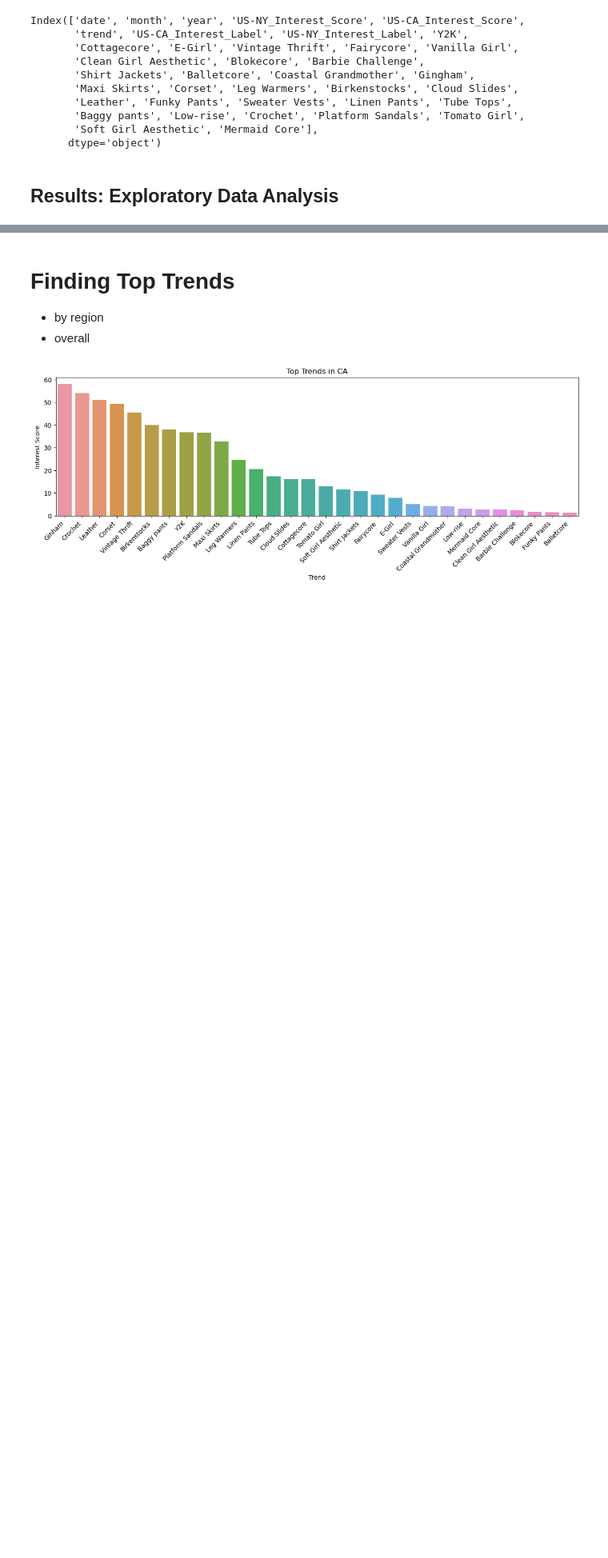
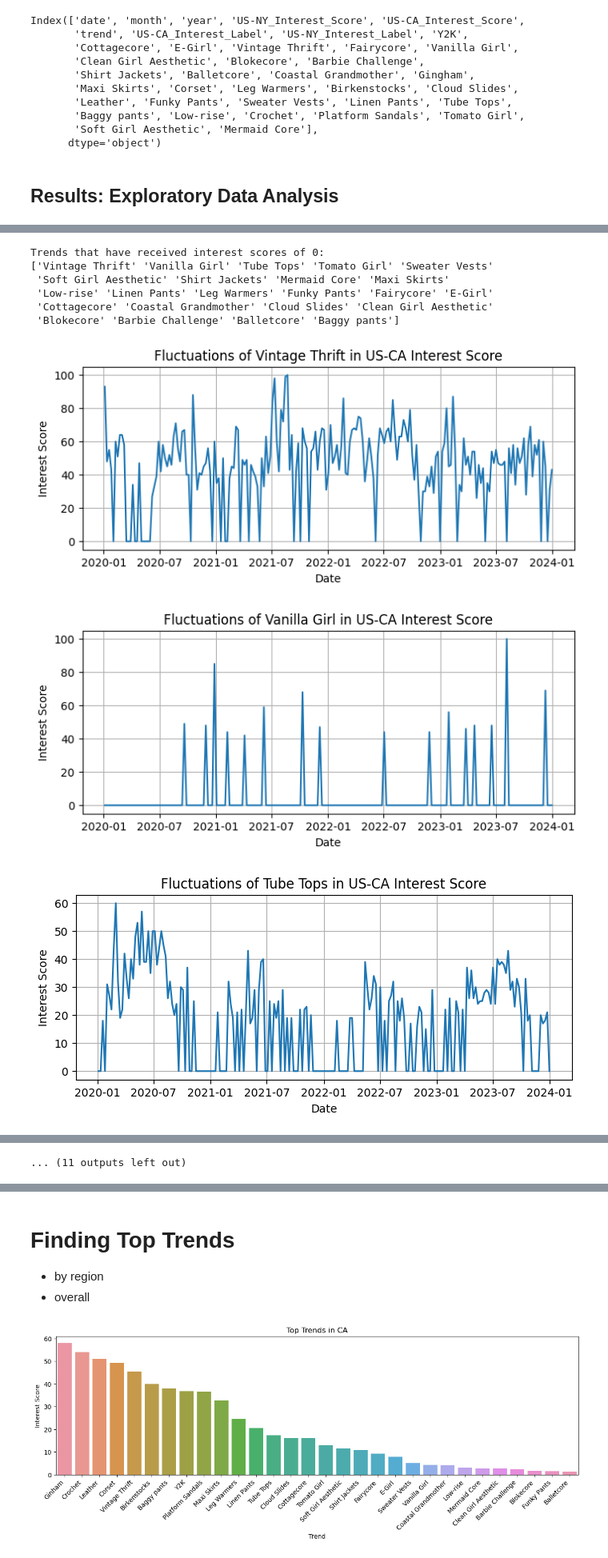
Before and after one commit to COGS108/Group011_WI24, a Jupyter notebook: EDACheckpoint_Group011_WI24.ipynb, the cells around one changed output, grey strips where cells are left out. Shown at 80% size. Cells and saved outputs as stored; diff of their text form; code cells hidden in the pictures; blank space fills up the shorter version.

```diff
--- a/EDACheckpoint_Group011_WI24.ipynb
+++ b/EDACheckpoint_Group011_WI24.ipynb
@@ -504,0 +586,38 @@ Index(['date', 'month', 'year', 'US-NY_Interest_Score', 'US-CA_Interest_Score',
+# %%
+# Calculate the first quartile (Q1) and third quartile (Q3)
+
+ca_min = df_all_trends['US-CA_Interest_Score'].min()
+
+# Find outliers
+ca_outliers = df_all_trends[(df_all_trends['US-CA_Interest_Score'] <= ny_min)]
+
+# Print the trends that are outliers
+print("Trends that have received interest scores of 0:")
+
+ca_outlier_trends = ca_outliers['trend'].unique()
+print(ca_outlier_trends)
+# %% [output]
+Trends that have received interest scores of 0:
+['Vintage Thrift' 'Vanilla Girl' 'Tube Tops' 'Tomato Girl' 'Sweater Vests'
+ 'Soft Girl Aesthetic' 'Shirt Jackets' 'Mermaid Core' 'Maxi Skirts'
+ 'Low-rise' 'Linen Pants' 'Leg Warmers' 'Funky Pants' 'Fairycore' 'E-Girl'
+ 'Cottagecore' 'Coastal Grandmother' 'Cloud Slides' 'Clean Girl Aesthetic'
+ 'Blokecore' 'Barbie Challenge' 'Balletcore' 'Baggy pants']
+# %%
+colors = plt.cm.tab10(np.linspace(0, 1, len(ca_outlier_trends)))
+
+# Plot each trend separately with a different color
+for trend, color in zip(ca_outlier_trends, colors):
+    trend_data = df_all_trends[df_all_trends['trend'] == trend]
+    trend_data = trend_data.sort_values(by='date')  # Sort by date
+    plt.figure(figsize=(8, 3))
+    plt.plot(trend_data['date'], trend_data['US-CA_Interest_Score'], color=color)
+    plt.xlabel('Date')
+    plt.ylabel('Interest Score')
+    plt.title(f'Fluctuations of {trend} in US-CA Interest Score')
+    plt.grid(True)
+    plt.show()
+# %% [output]
+[figure, added]
+[figure, added]
+[figure, added]
@@ -504,0 +633 @@ Index(['date', 'month', 'year', 'US-NY_Interest_Score', 'US-CA_Interest_Score',
+... (11 outputs left out)
```
Also changed, not shown: parts of 13 cells of this notebook.
